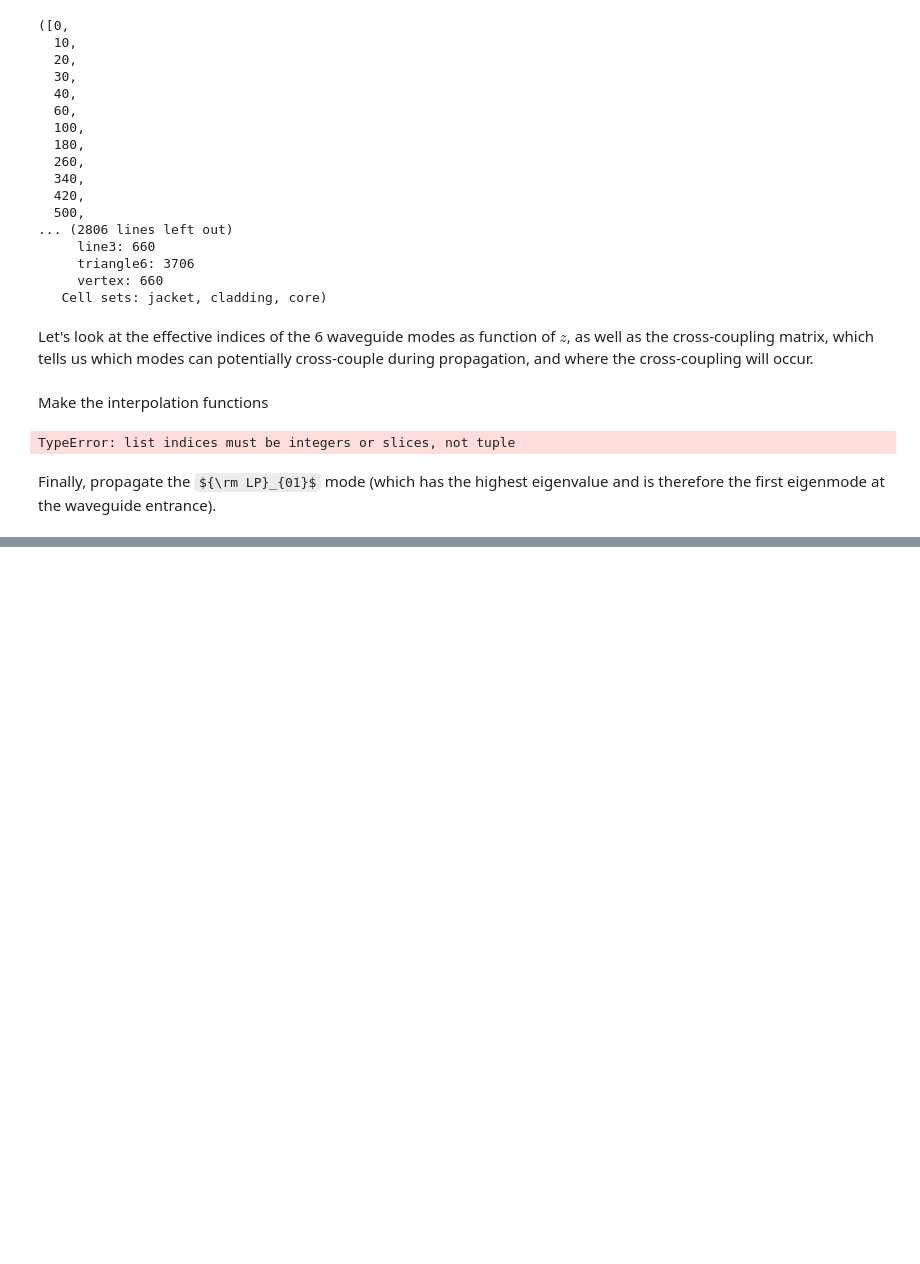
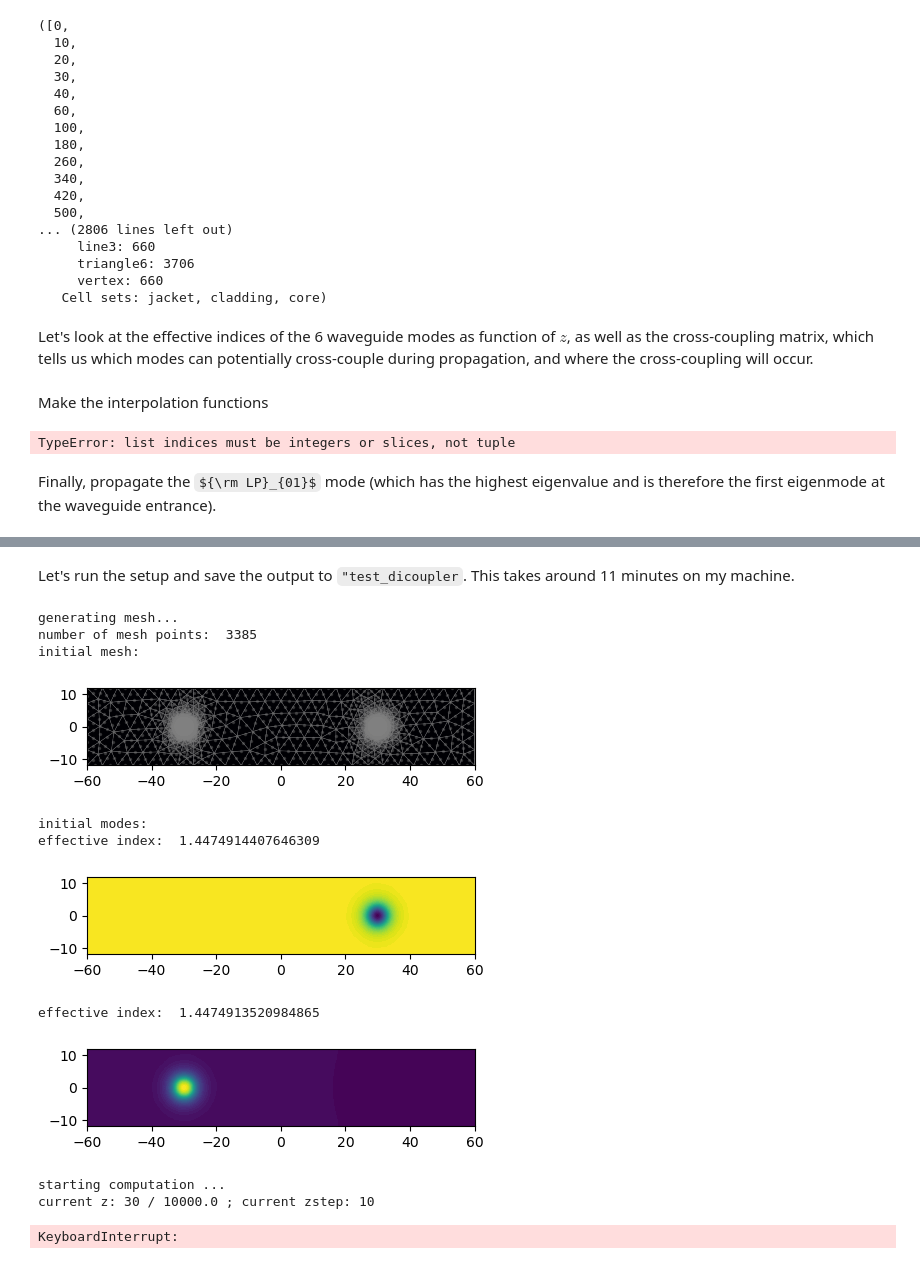
Before and after one commit to jw-lin/cbeam, a Jupyter notebook: coupledbeam.ipynb, the cells around one changed output, grey strips where cells are left out. Cells and saved outputs as stored; diff of their text form; code cells hidden in the pictures; some formulas as TeX source; blank space fills up the shorter version.

```diff
--- a/coupledbeam.ipynb
+++ b/coupledbeam.ipynb
@@ -312,0 +395,21 @@ plt.show()
+# %%
+import propagator
+
+adprop = propagator.Propagator(wl,dicoupler,Nmax=2)
+# %% [markdown]
+Let's run the setup and save the output to `"test_dicoupler`. This takes around 11 minutes on my machine.
+# %%
+output = adprop.prop_setup(0,dicoupler.z_ex,tol,save=True,tag="test_dicoupler",min_zstep=min_zstep,max_zstep=max_zstep,plot=True)
+# %% [output]
+generating mesh...
+number of mesh points:  3385
+initial mesh:
+[figure, added]
+initial modes:
+effective index:  1.4474914407646309
+[figure, added]
+effective index:  1.4474913520984865
+[figure, added]
+starting computation ...
+current z: 30 / 10000.0 ; current zstep: 10
+KeyboardInterrupt:
```
Also changed, not shown: parts of 23 cells of this notebook, 2 other files.
